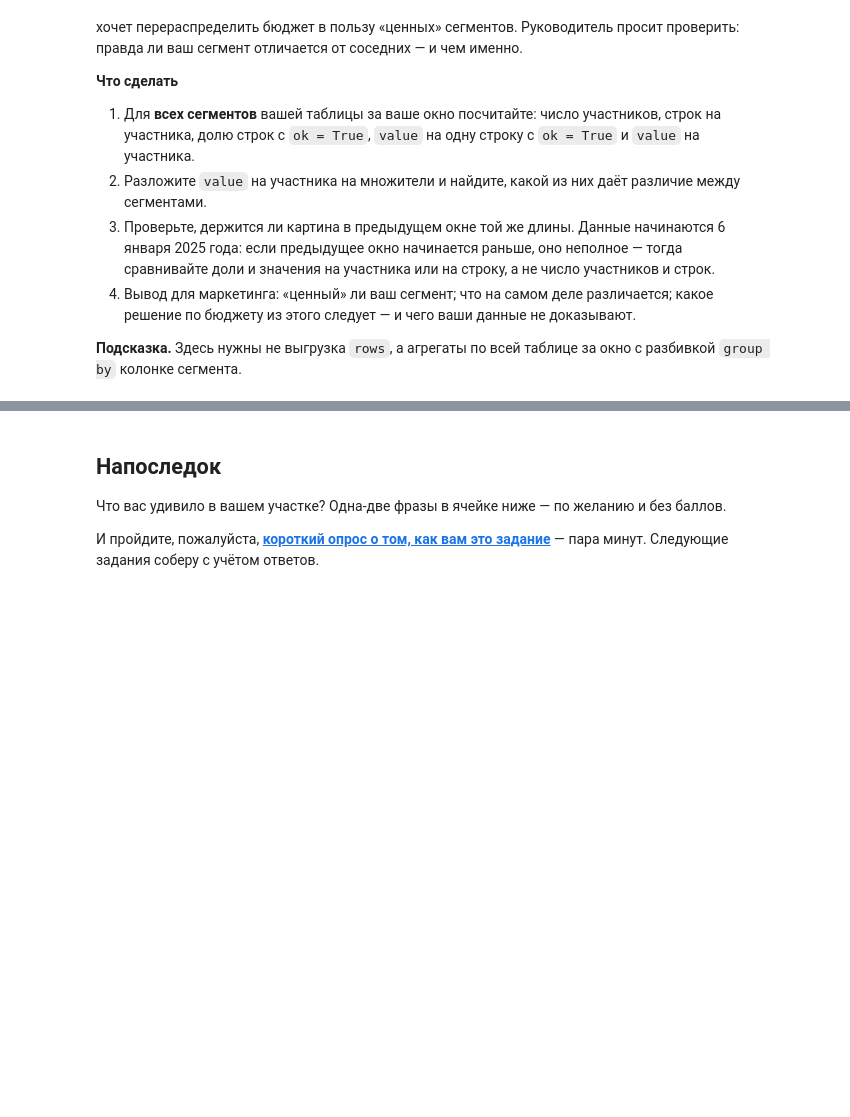
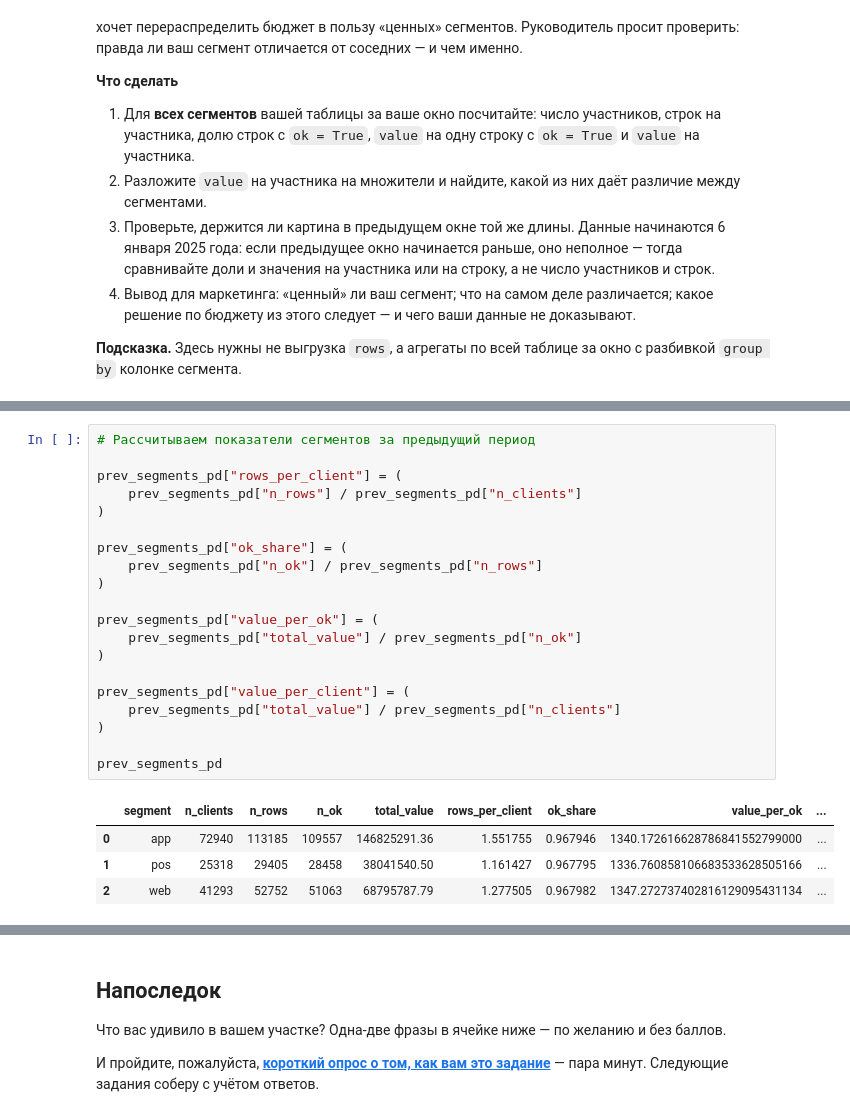
Before and after one commit to rekvit/python-module1, a Jupyter notebook: notebooks/hw1.ipynb, the cells around one changed output, grey strips where cells are left out. Drawn from its saved outputs; the diff is of its cells as text; blank space fills up the shorter version.

```diff
--- a/notebooks/hw1.ipynb
+++ b/notebooks/hw1.ipynb
@@ -1225,0 +1392,25 @@ print("Размер выборки:", round(n_required))
+# %%
+# Рассчитываем показатели сегментов за предыдущий период
+
+prev_segments_pd["rows_per_client"] = (
+    prev_segments_pd["n_rows"] / prev_segments_pd["n_clients"]
+)
+
+prev_segments_pd["ok_share"] = (
+    prev_segments_pd["n_ok"] / prev_segments_pd["n_rows"]
+)
+
+prev_segments_pd["value_per_ok"] = (
+    prev_segments_pd["total_value"] / prev_segments_pd["n_ok"]
+)
+
+prev_segments_pd["value_per_client"] = (
+    prev_segments_pd["total_value"] / prev_segments_pd["n_clients"]
+)
+
+prev_segments_pd
+# %% [output]
+|  | segment | n_clients | n_rows | n_ok | total_value | rows_per_client | ok_share | value_per_ok | ... |
+| 0 | app | 72940 | 113185 | 109557 | 146825291.36 | 1.551755 | 0.967946 | 1340.172616628786841552799000 | ... |
+| 1 | pos | 25318 | 29405 | 28458 | 38041540.50 | 1.161427 | 0.967795 | 1336.760858106683533628505166 | ... |
+| 2 | web | 41293 | 52752 | 51063 | 68795787.79 | 1.277505 | 0.967982 | 1347.272737402816129095431134 | ... |
```
Also changed, not shown: parts of 12 cells of this notebook.
